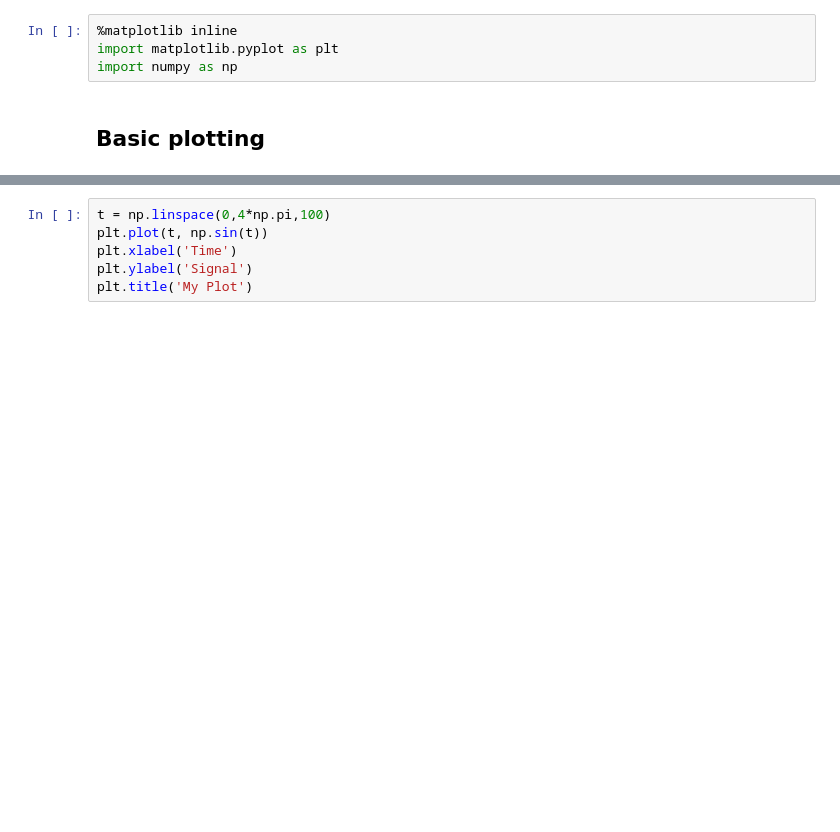
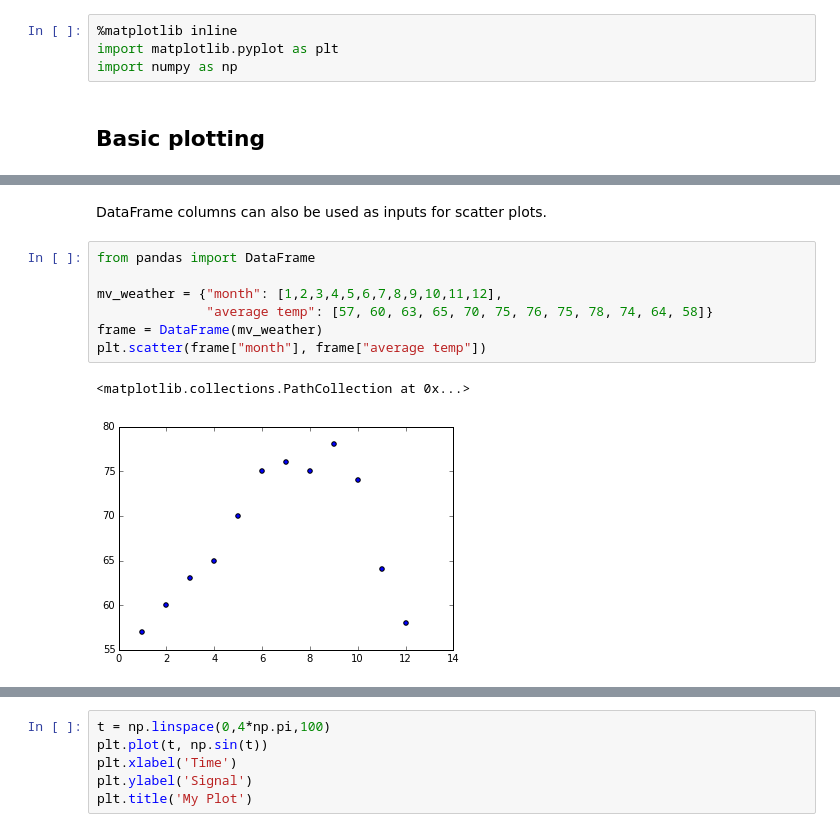
Before and after one commit to calpolydatascience/data301, a Jupyter notebook: Content/Visualization/Matplotlib.ipynb, the cells around one changed output, grey strips where cells are left out. Cells and saved outputs as stored; diff of their text form; blank space fills up the shorter version.

```diff
--- a/Content/Visualization/Matplotlib.ipynb
+++ b/Content/Visualization/Matplotlib.ipynb
@@ -14,0 +26,12 @@ import numpy as np
+# %% [markdown]
+DataFrame columns can also be used as inputs for scatter plots.
+# %%
+from pandas import DataFrame
+
+mv_weather = {"month": [1,2,3,4,5,6,7,8,9,10,11,12],
+              "average temp": [57, 60, 63, 65, 70, 75, 76, 75, 78, 74, 64, 58]}
+frame = DataFrame(mv_weather)
+plt.scatter(frame["month"], frame["average temp"])
+# %% [output]
+<matplotlib.collections.PathCollection at 0x...>
+[figure, added]
```
Also changed, not shown: parts of 5 cells of this notebook, 2 other files.
